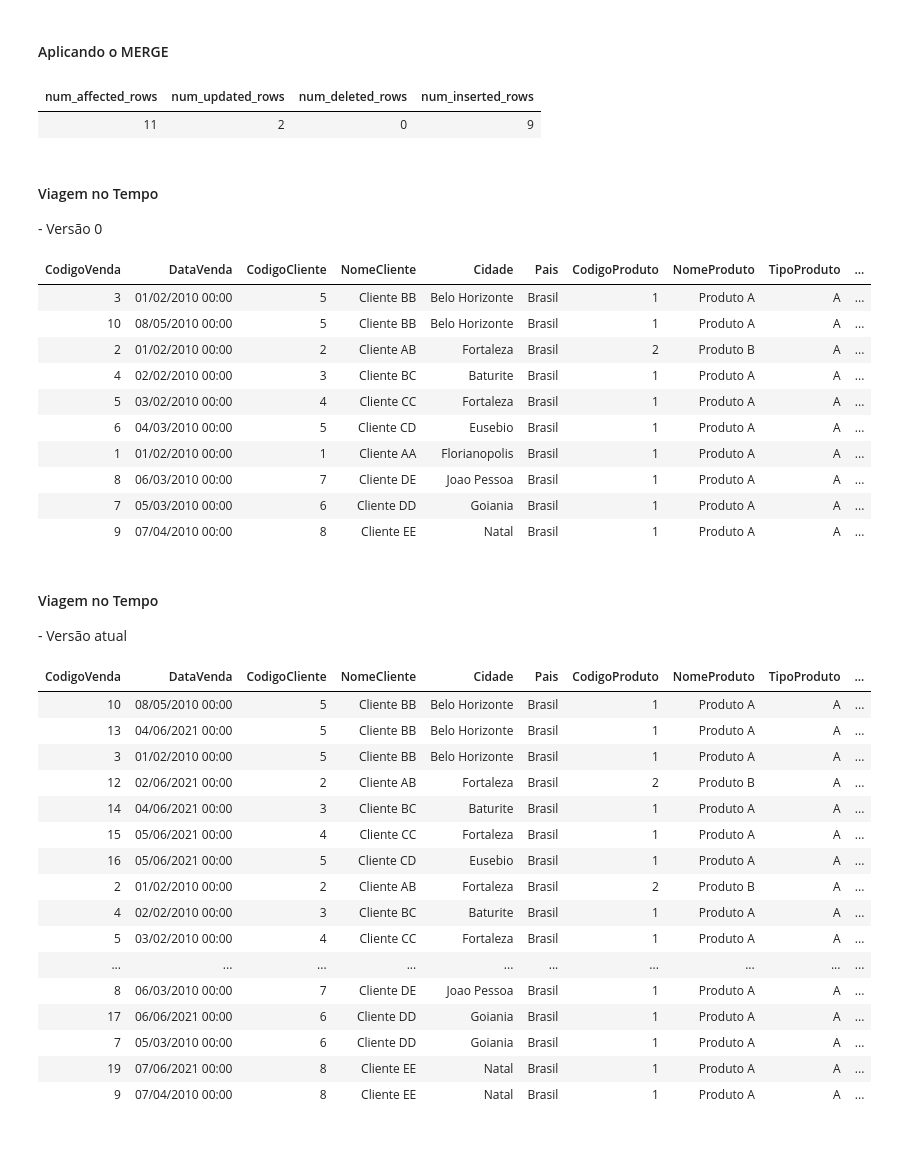
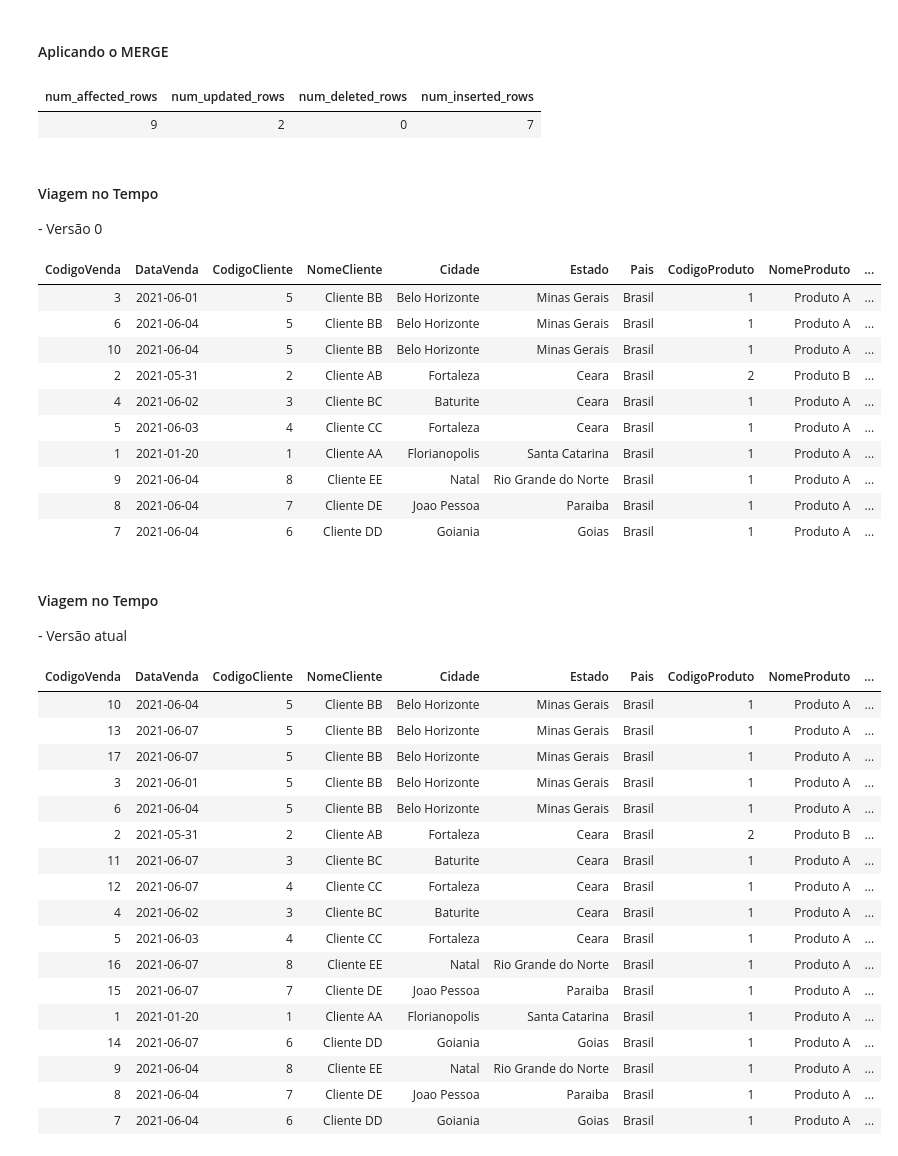
Before and after one commit to aasouzaconsult/lakehouse, a Jupyter notebook: Ambiente demonstração/Lakehouse_DW_new.ipynb, the cells around one changed output. Cells and saved outputs as stored; diff of their text form; code cells hidden in the pictures.

```diff
--- a/Ambiente demonstração/Lakehouse_DW_new.ipynb
+++ b/Ambiente demonstração/Lakehouse_DW_new.ipynb
@@ -697,62 +733,63 @@ SELECT * FROM upserts
 -- Ao fazer o upsert em uma tabela Delta existente, use o Spark SQL para realizar a mesclagem de outra tabela ou visualização registrada. O Log de transações registra a transação e o Metastore reflete imediatamente as alterações.
 -- A mesclagem anexa os arquivos novos / inseridos e os arquivos contendo as atualizações ao diretório de arquivos Delta. O log de transações informa ao leitor Delta qual arquivo usar para cada registro.
 
-MERGE INTO vendas_silver                                   -- the MERGE instruction is used to perform the upsert
+MERGE INTO silver_vendas                                   -- the MERGE instruction is used to perform the upsert
 USING upserts
 
-ON vendas_silver.CodigoVenda = upserts.CodigoVenda          -- AND vendas_silver.CodigoCliente = upserts.CodigoCliente  -- ON is used to describe the MERGE condition
+ON silver_vendas.CodigoVenda = upserts.CodigoVenda          -- AND silver_vendas.CodigoCliente = upserts.CodigoCliente  -- ON is used to describe the MERGE condition
 
 WHEN MATCHED THEN                                           -- WHEN MATCHED describes the update behavior (pelo negócio, só estes campos podem ser alterados após a venda)
   UPDATE SET
-  vendas_silver.Quantidade     = upserts.Quantidade,
-  vendas_silver.ValorUnitario  = upserts.ValorUnitario,
-  vendas_silver.CodigoVendedor = upserts.CodigoVendedor,
-  vendas_silver.delete         = upserts.delete
+  silver_vendas.Quantidade     = upserts.Quantidade,
+  silver_vendas.ValorUnitario  = upserts.ValorUnitario,
+  silver_vendas.CodigoVendedor = upserts.CodigoVendedor,
+  silver_vendas.RegistroExcluido = upserts.RegistroExcluido
 WHEN NOT MATCHED THEN                                       -- WHEN NOT MATCHED describes the insert behavior
-  INSERT (CodigoVenda, DataVenda, CodigoCliente, NomeCliente, Cidade, Pais, CodigoProduto, NomeProduto, TipoProduto, Quantidade, Und, ValorUnitario, CodigoVendedor, delete, Estado)
-  VALUES (CodigoVenda, DataVenda, CodigoCliente, NomeCliente, Cidade, Pais, CodigoProduto, NomeProduto, TipoProduto, Quantidade, Und, ValorUnitario, CodigoVendedor, delete, Estado)
+  INSERT (CodigoVenda, DataVenda, CodigoCliente, NomeCliente, Cidade, Pais, CodigoProduto, NomeProduto, TipoProduto, Quantidade, Und, ValorUnitario, CodigoVendedor, RegistroExcluido, Estado)
+  VALUES (CodigoVenda, DataVenda, CodigoCliente, NomeCliente, Cidade, Pais, CodigoProduto, NomeProduto, TipoProduto, Quantidade, Und, ValorUnitario, CodigoVendedor, RegistroExcluido, Estado)
 # %% [output]
 | num_affected_rows | num_updated_rows | num_deleted_rows | num_inserted_rows |
-| 11 | 2 | 0 | 9 |
+| 9 | 2 | 0 | 7 |
 # %% [markdown]
 <h4> Viagem no Tempo </h4>
 - Versão 0
 # %%
 -- Versão 0
-SELECT * FROM vendas_silver VERSION AS OF 0
+SELECT * FROM silver_vendas VERSION AS OF 0
 # %% [output]
-| CodigoVenda | DataVenda | CodigoCliente | NomeCliente | Cidade | Pais | CodigoProduto | NomeProduto | TipoProduto | ... |
-| 3 | 01/02/2010 00:00 | 5 | Cliente BB | Belo Horizonte | Brasil | 1 | Produto A | A | ... |
-| 10 | 08/05/2010 00:00 | 5 | Cliente BB | Belo Horizonte | Brasil | 1 | Produto A | A | ... |
-| 2 | 01/02/2010 00:00 | 2 | Cliente AB | Fortaleza | Brasil | 2 | Produto B | A | ... |
-| 4 | 02/02/2010 00:00 | 3 | Cliente BC | Baturite | Brasil | 1 | Produto A | A | ... |
-| 5 | 03/02/2010 00:00 | 4 | Cliente CC | Fortaleza | Brasil | 1 | Produto A | A | ... |
-| 6 | 04/03/2010 00:00 | 5 | Cliente CD | Eusebio | Brasil | 1 | Produto A | A | ... |
-| 1 | 01/02/2010 00:00 | 1 | Cliente AA | Florianopolis | Brasil | 1 | Produto A | A | ... |
-| 8 | 06/03/2010 00:00 | 7 | Cliente DE | Joao Pessoa | Brasil | 1 | Produto A | A | ... |
-| 7 | 05/03/2010 00:00 | 6 | Cliente DD | Goiania | Brasil | 1 | Produto A | A | ... |
-| 9 | 07/04/2010 00:00 | 8 | Cliente EE | Natal | Brasil | 1 | Produto A | A | ... |
+| CodigoVenda | DataVenda | CodigoCliente | NomeCliente | Cidade | Estado | Pais | CodigoProduto | NomeProduto | ... |
+| 3 | 2021-06-01 | 5 | Cliente BB | Belo Horizonte | Minas Gerais | Brasil | 1 | Produto A | ... |
+| 6 | 2021-06-04 | 5 | Cliente BB | Belo Horizonte | Minas Gerais | Brasil | 1 | Produto A | ... |
+| 10 | 2021-06-04 | 5 | Cliente BB | Belo Horizonte | Minas Gerais | Brasil | 1 | Produto A | ... |
+| 2 | 2021-05-31 | 2 | Cliente AB | Fortaleza | Ceara | Brasil | 2 | Produto B | ... |
+| 4 | 2021-06-02 | 3 | Cliente BC | Baturite | Ceara | Brasil | 1 | Produto A | ... |
+| 5 | 2021-06-03 | 4 | Cliente CC | Fortaleza | Ceara | Brasil | 1 | Produto A | ... |
+| 1 | 2021-01-20 | 1 | Cliente AA | Florianopolis | Santa Catarina | Brasil | 1 | Produto A | ... |
+| 9 | 2021-06-04 | 8 | Cliente EE | Natal | Rio Grande do Norte | Brasil | 1 | Produto A | ... |
+| 8 | 2021-06-04 | 7 | Cliente DE | Joao Pessoa | Paraiba | Brasil | 1 | Produto A | ... |
+| 7 | 2021-06-04 | 6 | Cliente DD | Goiania | Goias | Brasil | 1 | Produto A | ... |
 # %% [markdown]
 <h4> Viagem no Tempo </h4>
 - Versão atual
 # %%
-SELECT *FROM vendas_silver
+SELECT *FROM silver_vendas;
 # %% [output]
-| CodigoVenda | DataVenda | CodigoCliente | NomeCliente | Cidade | Pais | CodigoProduto | NomeProduto | TipoProduto | ... |
-| 10 | 08/05/2010 00:00 | 5 | Cliente BB | Belo Horizonte | Brasil | 1 | Produto A | A | ... |
-| 13 | 04/06/2021 00:00 | 5 | Cliente BB | Belo Horizonte | Brasil | 1 | Produto A | A | ... |
-| 3 | 01/02/2010 00:00 | 5 | Cliente BB | Belo Horizonte | Brasil | 1 | Produto A | A | ... |
-| 12 | 02/06/2021 00:00 | 2 | Cliente AB | Fortaleza | Brasil | 2 | Produto B | A | ... |
-| 14 | 04/06/2021 00:00 | 3 | Cliente BC | Baturite | Brasil | 1 | Produto A | A | ... |
-| 15 | 05/06/2021 00:00 | 4 | Cliente CC | Fortaleza | Brasil | 1 | Produto A | A | ... |
-| 16 | 05/06/2021 00:00 | 5 | Cliente CD | Eusebio | Brasil | 1 | Produto A | A | ... |
-| 2 | 01/02/2010 00:00 | 2 | Cliente AB | Fortaleza | Brasil | 2 | Produto B | A | ... |
-| 4 | 02/02/2010 00:00 | 3 | Cliente BC | Baturite | Brasil | 1 | Produto A | A | ... |
-| 5 | 03/02/2010 00:00 | 4 | Cliente CC | Fortaleza | Brasil | 1 | Produto A | A | ... |
-| ... | ... | ... | ... | ... | ... | ... | ... | ... | ... |
-| 8 | 06/03/2010 00:00 | 7 | Cliente DE | Joao Pessoa | Brasil | 1 | Produto A | A | ... |
-| 17 | 06/06/2021 00:00 | 6 | Cliente DD | Goiania | Brasil | 1 | Produto A | A | ... |
-| 7 | 05/03/2010 00:00 | 6 | Cliente DD | Goiania | Brasil | 1 | Produto A | A | ... |
-| 19 | 07/06/2021 00:00 | 8 | Cliente EE | Natal | Brasil | 1 | Produto A | A | ... |
-| 9 | 07/04/2010 00:00 | 8 | Cliente EE | Natal | Brasil | 1 | Produto A | A | ... |
+| CodigoVenda | DataVenda | CodigoCliente | NomeCliente | Cidade | Estado | Pais | CodigoProduto | NomeProduto | ... |
+| 10 | 2021-06-04 | 5 | Cliente BB | Belo Horizonte | Minas Gerais | Brasil | 1 | Produto A | ... |
+| 13 | 2021-06-07 | 5 | Cliente BB | Belo Horizonte | Minas Gerais | Brasil | 1 | Produto A | ... |
+| 17 | 2021-06-07 | 5 | Cliente BB | Belo Horizonte | Minas Gerais | Brasil | 1 | Produto A | ... |
+| 3 | 2021-06-01 | 5 | Cliente BB | Belo Horizonte | Minas Gerais | Brasil | 1 | Produto A | ... |
+| 6 | 2021-06-04 | 5 | Cliente BB | Belo Horizonte | Minas Gerais | Brasil | 1 | Produto A | ... |
+| 2 | 2021-05-31 | 2 | Cliente AB | Fortaleza | Ceara | Brasil | 2 | Produto B | ... |
+| 11 | 2021-06-07 | 3 | Cliente BC | Baturite | Ceara | Brasil | 1 | Produto A | ... |
+| 12 | 2021-06-07 | 4 | Cliente CC | Fortaleza | Ceara | Brasil | 1 | Produto A | ... |
+| 4 | 2021-06-02 | 3 | Cliente BC | Baturite | Ceara | Brasil | 1 | Produto A | ... |
+| 5 | 2021-06-03 | 4 | Cliente CC | Fortaleza | Ceara | Brasil | 1 | Produto A | ... |
+| 16 | 2021-06-07 | 8 | Cliente EE | Natal | Rio Grande do Norte | Brasil | 1 | Produto A | ... |
+| 15 | 2021-06-07 | 7 | Cliente DE | Joao Pessoa | Paraiba | Brasil | 1 | Produto A | ... |
+| 1 | 2021-01-20 | 1 | Cliente AA | Florianopolis | Santa Catarina | Brasil | 1 | Produto A | ... |
+| 14 | 2021-06-07 | 6 | Cliente DD | Goiania | Goias | Brasil | 1 | Produto A | ... |
+| 9 | 2021-06-04 | 8 | Cliente EE | Natal | Rio Grande do Norte | Brasil | 1 | Produto A | ... |
+| 8 | 2021-06-04 | 7 | Cliente DE | Joao Pessoa | Paraiba | Brasil | 1 | Produto A | ... |
+| 7 | 2021-06-04 | 6 | Cliente DD | Goiania | Goias | Brasil | 1 | Produto A | ... |
 # %%
```
Also changed, not shown: parts of 21 cells of this notebook.
